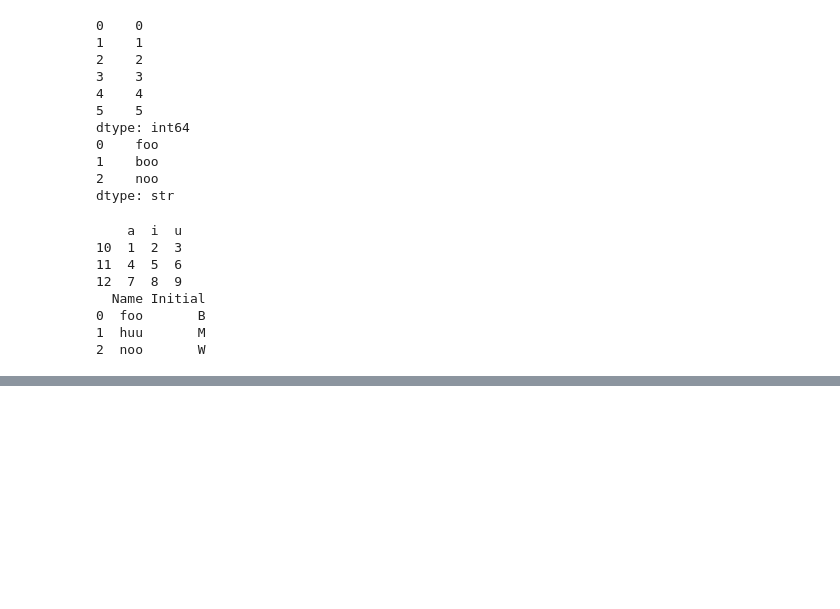
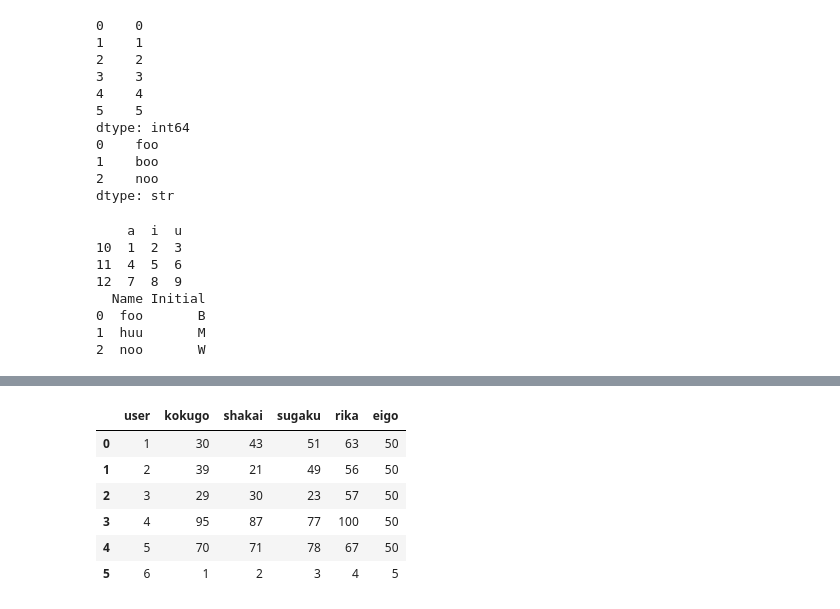
Before and after one commit to Shogo-Namaisawa/premaster_data_mining, a Jupyter notebook: code/lecture3.ipynb, the cells around one changed output, grey strips where cells are left out. Saved outputs shown, nothing was run; the diff lists cells and outputs as text; code cells hidden in the pictures; blank space fills up the shorter version.

```diff
--- a/code/lecture3.ipynb
+++ b/code/lecture3.ipynb
@@ -89,0 +314,14 @@ print(df2)
+# %%
+row = pd.DataFrame([[6,1,2,3,4,5]], columns=df.columns)
+
+# ignore_indexで追加行の分のindexを追加
+df3 = pd.concat([df, row], ignore_index=True)
+df3
+# %% [output]
+|  | user | kokugo | shakai | sugaku | rika | eigo |
+| 0 | 1 | 30 | 43 | 51 | 63 | 50 |
+| 1 | 2 | 39 | 21 | 49 | 56 | 50 |
+| 2 | 3 | 29 | 30 | 23 | 57 | 50 |
+| 3 | 4 | 95 | 87 | 77 | 100 | 50 |
+| 4 | 5 | 70 | 71 | 78 | 67 | 50 |
+| 5 | 6 | 1 | 2 | 3 | 4 | 5 |
```
Also changed, not shown: parts of 61 cells of this notebook, 1 other file.
